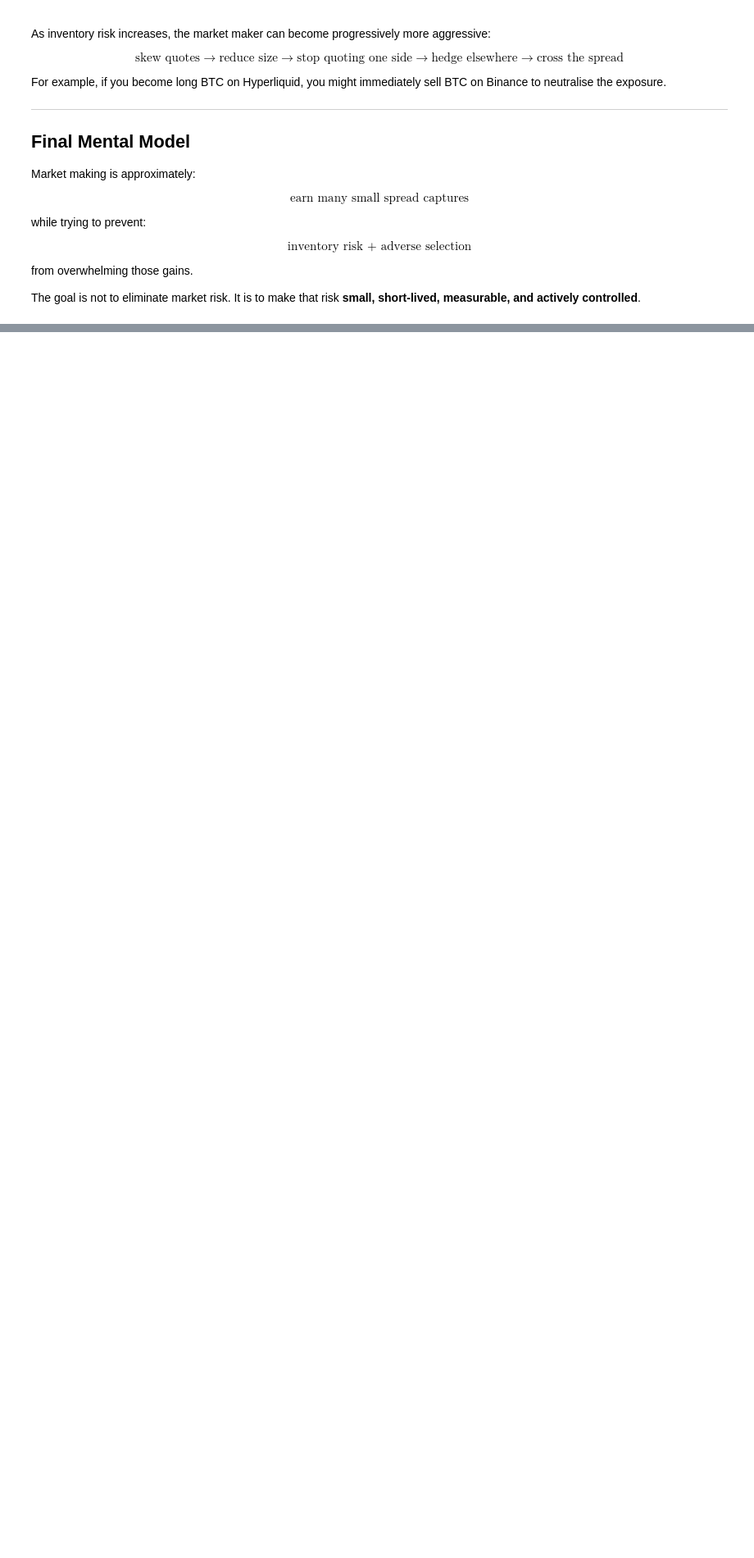
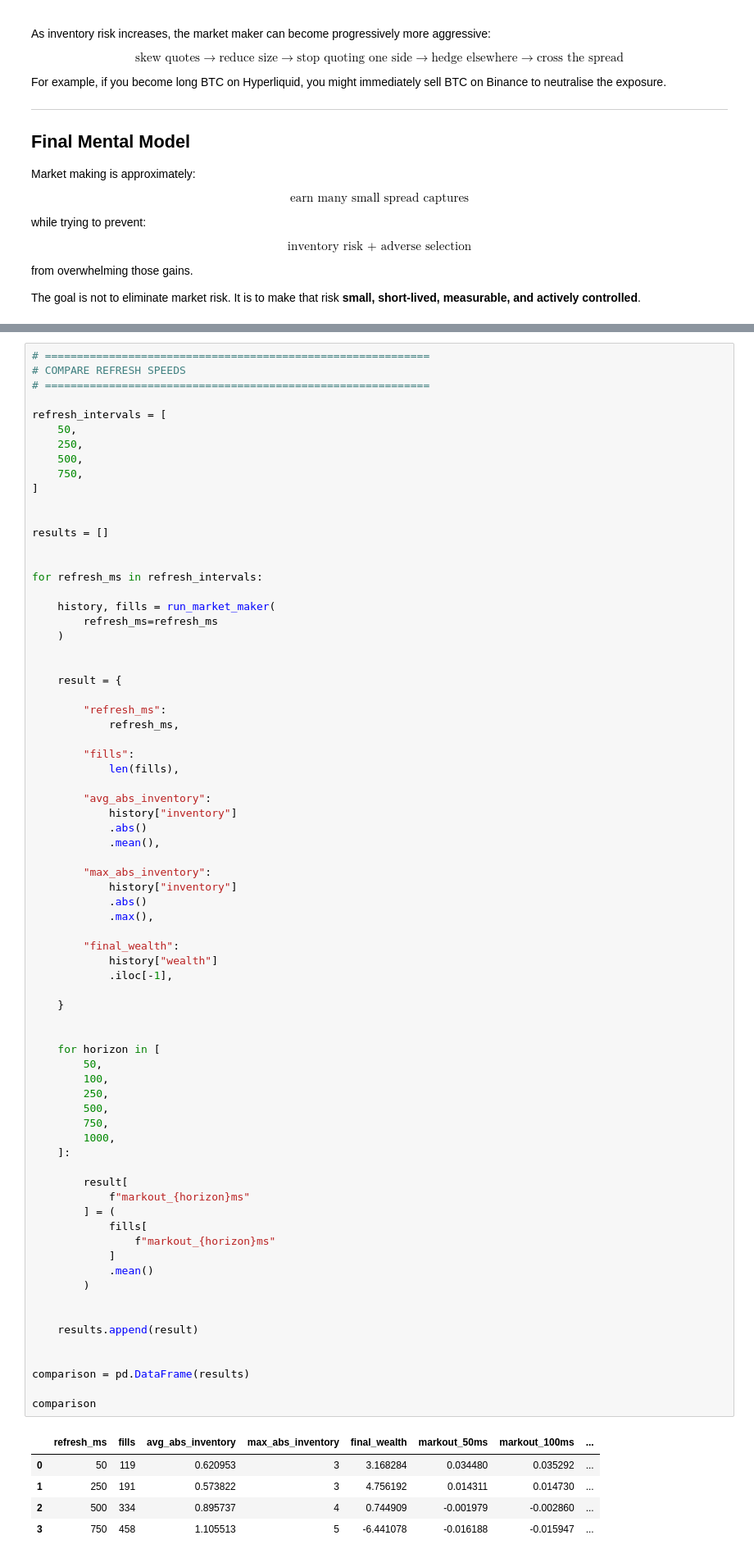
Before and after one commit to aliquid-novi/crypto_research, a Jupyter notebook: mm_mft_example.ipynb, the cells around one changed output, grey strips where cells are left out. Shown at 82% size. Drawn from its saved outputs; the diff is of its cells as text; blank space fills up the shorter version.

```diff
--- a/mm_mft_example.ipynb
+++ b/mm_mft_example.ipynb
@@ -747,0 +1048,79 @@ The goal is not to eliminate market risk. It is to make that risk **small, short
+# %%
+# ============================================================
+# COMPARE REFRESH SPEEDS
+# ============================================================
+
+refresh_intervals = [
+    50,
+    250,
+    500,
+    750,
+]
+
+
+results = []
+
+
+for refresh_ms in refresh_intervals:
+
+    history, fills = run_market_maker(
+        refresh_ms=refresh_ms
+    )
+
+
+    result = {
+
+        "refresh_ms":
+            refresh_ms,
+
+        "fills":
+            len(fills),
+
+        "avg_abs_inventory":
+            history["inventory"]
+            .abs()
+            .mean(),
+
+        "max_abs_inventory":
+            history["inventory"]
+            .abs()
+            .max(),
+
+        "final_wealth":
+            history["wealth"]
+            .iloc[-1],
+
+    }
+
+
+    for horizon in [
+        50,
+        100,
+        250,
+        500,
+        750,
+        1000,
+    ]:
+
+        result[
+            f"markout_{horizon}ms"
+        ] = (
+            fills[
+                f"markout_{horizon}ms"
+            ]
+            .mean()
+        )
+
+
+    results.append(result)
+
+
+comparison = pd.DataFrame(results)
+
+comparison
+# %% [output]
+|  | refresh_ms | fills | avg_abs_inventory | max_abs_inventory | final_wealth | markout_50ms | markout_100ms | ... |
+| 0 | 50 | 119 | 0.620953 | 3 | 3.168284 | 0.034480 | 0.035292 | ... |
+| 1 | 250 | 191 | 0.573822 | 3 | 4.756192 | 0.014311 | 0.014730 | ... |
+| 2 | 500 | 334 | 0.895737 | 4 | 0.744909 | -0.001979 | -0.002860 | ... |
+| 3 | 750 | 458 | 1.105513 | 5 | -6.441078 | -0.016188 | -0.015947 | ... |
```
Also changed, not shown: parts of 8 cells of this notebook, 2 other files.
